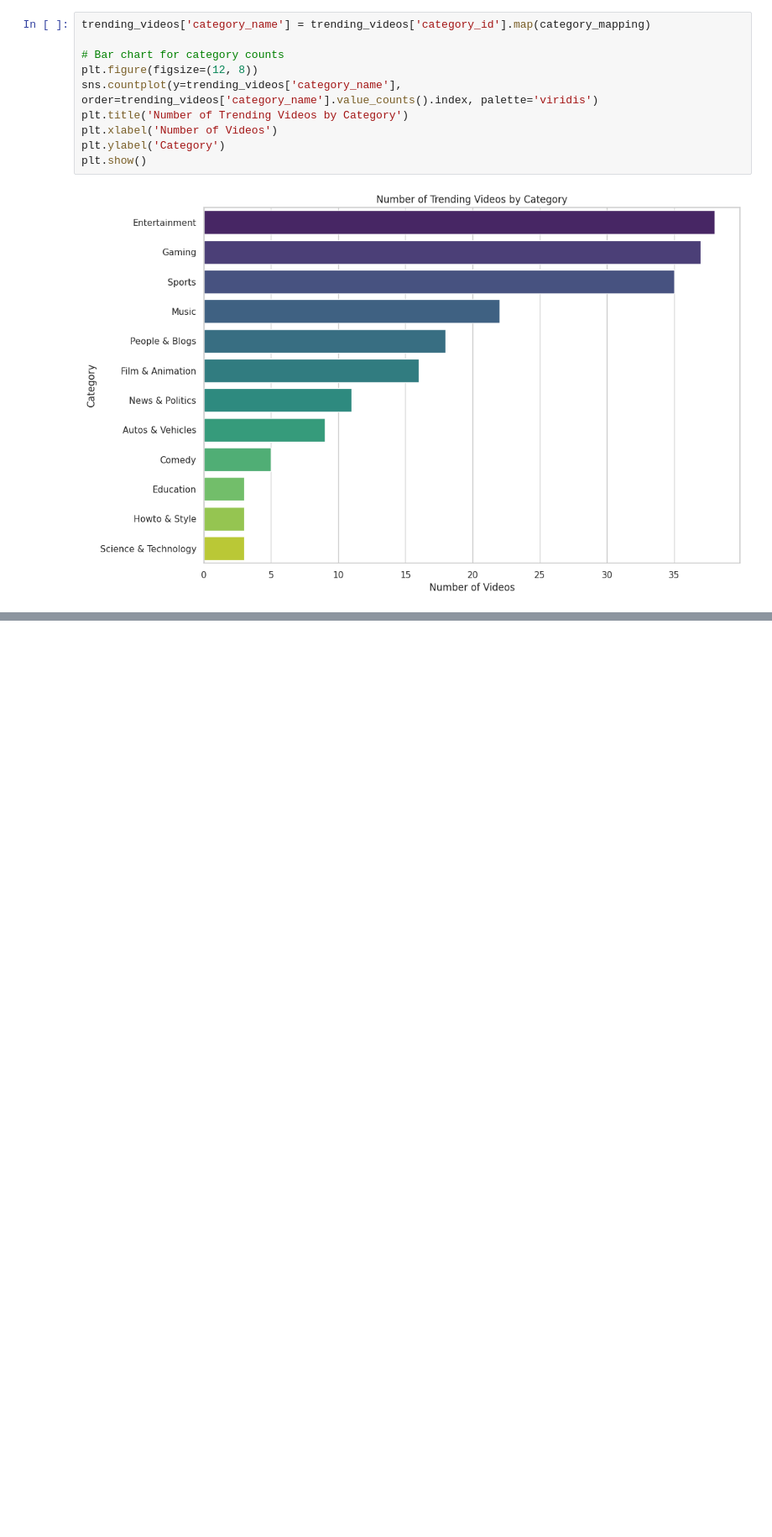
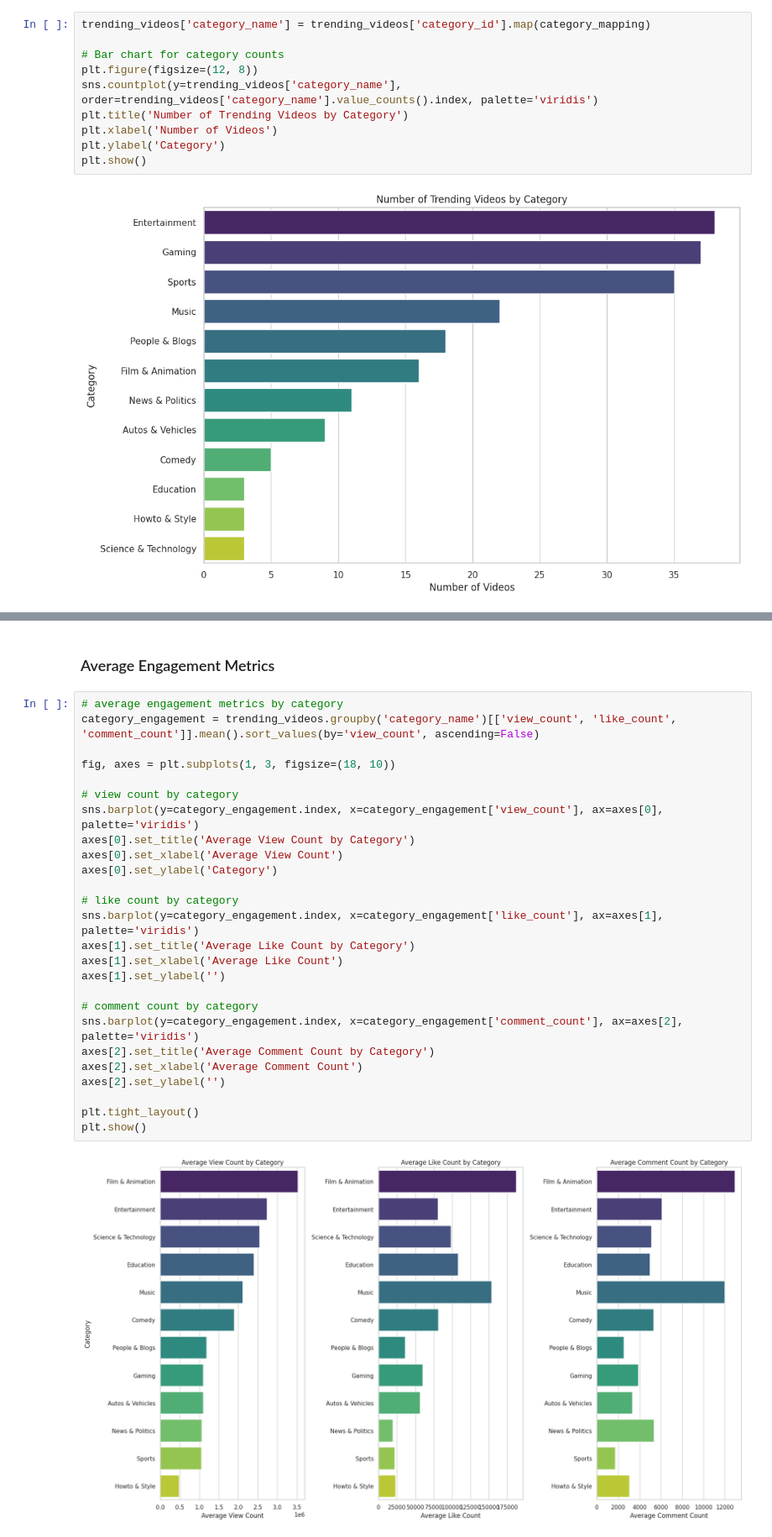
Before and after one commit to ARYAA98/YoutubeDataAnalysis, a Jupyter notebook: UK_YoutubeDataAnalysis.ipynb, the cells around one changed output, grey strips where cells are left out. Shown: that part at 84% size. Saved outputs shown, nothing was run; the diff lists cells and outputs as text; blank space fills up the shorter version.

```diff
--- a/UK_YoutubeDataAnalysis.ipynb
+++ b/UK_YoutubeDataAnalysis.ipynb
@@ -292,0 +320,30 @@ plt.show()
+# %% [markdown]
+### Average Engagement Metrics
+# %%
+# average engagement metrics by category
+category_engagement = trending_videos.groupby('category_name')[['view_count', 'like_count', 'comment_count']].mean().sort_values(by='view_count', ascending=False)
+
+fig, axes = plt.subplots(1, 3, figsize=(18, 10))
+
+# view count by category
+sns.barplot(y=category_engagement.index, x=category_engagement['view_count'], ax=axes[0], palette='viridis')
+axes[0].set_title('Average View Count by Category')
+axes[0].set_xlabel('Average View Count')
+axes[0].set_ylabel('Category')
+
+# like count by category
+sns.barplot(y=category_engagement.index, x=category_engagement['like_count'], ax=axes[1], palette='viridis')
+axes[1].set_title('Average Like Count by Category')
+axes[1].set_xlabel('Average Like Count')
+axes[1].set_ylabel('')
+
+# comment count by category
+sns.barplot(y=category_engagement.index, x=category_engagement['comment_count'], ax=axes[2], palette='viridis')
+axes[2].set_title('Average Comment Count by Category')
+axes[2].set_xlabel('Average Comment Count')
+axes[2].set_ylabel('')
+
+plt.tight_layout()
+plt.show()
+# %% [output]
+[figure, added]
```
Also changed, not shown: parts of 12 cells of this notebook.
